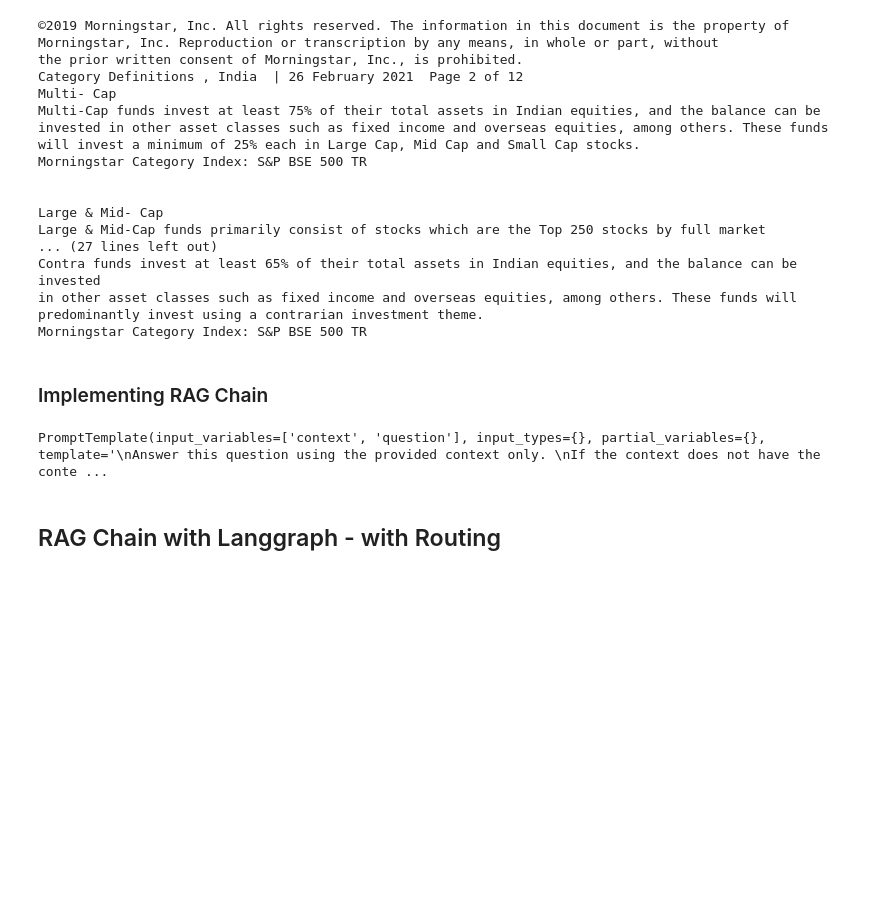
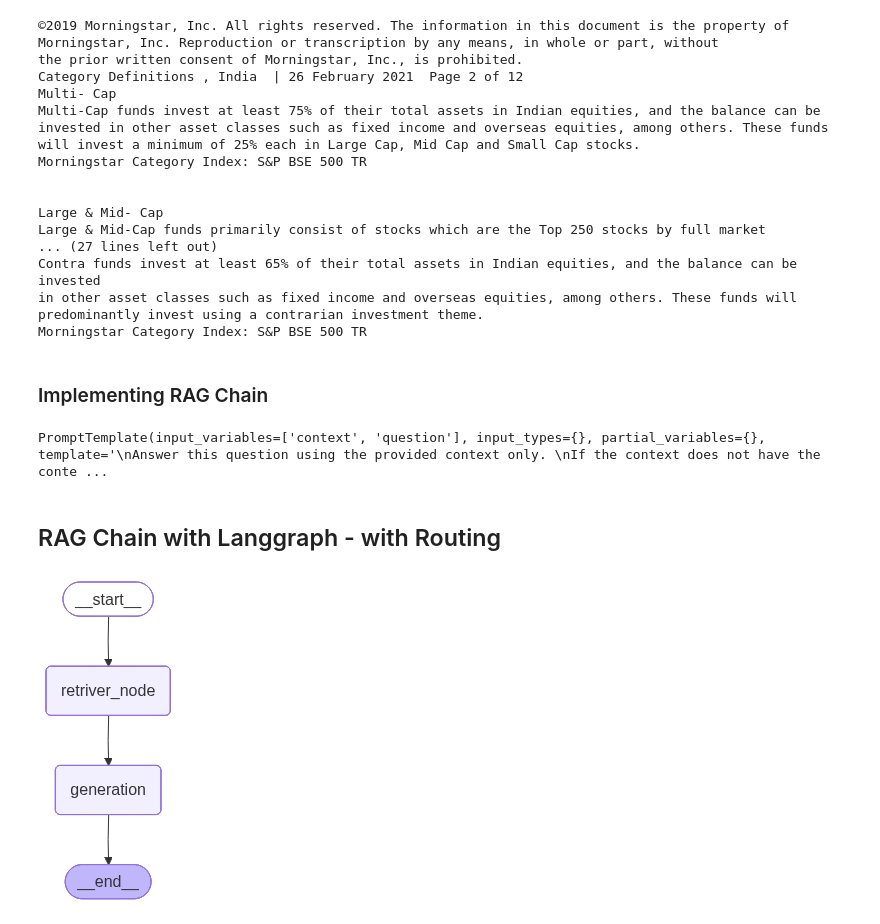
Before and after one commit to anshupandey/B7_GAAP_GCP, a Jupyter notebook: code14_RAG_implementation.ipynb, the cells around one changed output. Cells and saved outputs as stored; diff of their text form; code cells hidden in the pictures; blank space fills up the shorter version.

```diff
--- a/code14_RAG_implementation.ipynb
+++ b/code14_RAG_implementation.ipynb
@@ -114,7 +114,7 @@ os.makedirs(vector_db_path,exist_ok=True)
 # %%
 from langchain_chroma import Chroma
 vectorstore = Chroma.from_documents(documents=splits, embedding=embeddings,
-                                    persist_directory=vector_db_path,collection_name="morningstar2",
+                                    persist_directory=vector_db_path,collection_name="morningstar3",
                                     collection_metadata={"use_type":"TRAINING AND EXPERIMENTATION"})
 # %%
 print("Number of docs dumped into vector DB")
@@ -200,3 +200,36 @@ from langchain.chat_models import init_chat_model
 llm = init_chat_model(model_name, model_provider="google_genai")
 # %% [markdown]
 ## RAG Chain with Langgraph - with Routing
+# %%
+from typing import TypedDict
+from langgraph.graph import StateGraph, END, START
+
+class ragstate(TypedDict):
+    user_query:str
+    retrived_context:list
+    response:str
+# %%
+# node 1
+def retriver_node(state:ragstate)->ragstate:
+    query = state['user_query']
+    output = retriever.invoke(query)
+    return {'retrived_context':output}
+
+
+# node 2
+def generation(state:ragstate)->ragstate:
+    query = state['user_query']
+    context = state['retrived_context']
+    context = ' \n'.join([doc.page_content for doc in context])
+    prompt_content = prompt.invoke({"context":context,"question":query})
+    response = llm.invoke(prompt_content)
+    return {'response':response}
+# %%
+builder = StateGraph(ragstate)
+builder.add_sequence([retriver_node,generation])
+builder.set_entry_point("retriver_node")
+builder.add_edge("generation",END)
+graph = builder.compile()
+graph
+# %% [output]
+[figure, added]
```
Also changed, not shown: parts of 2 cells of this notebook.
